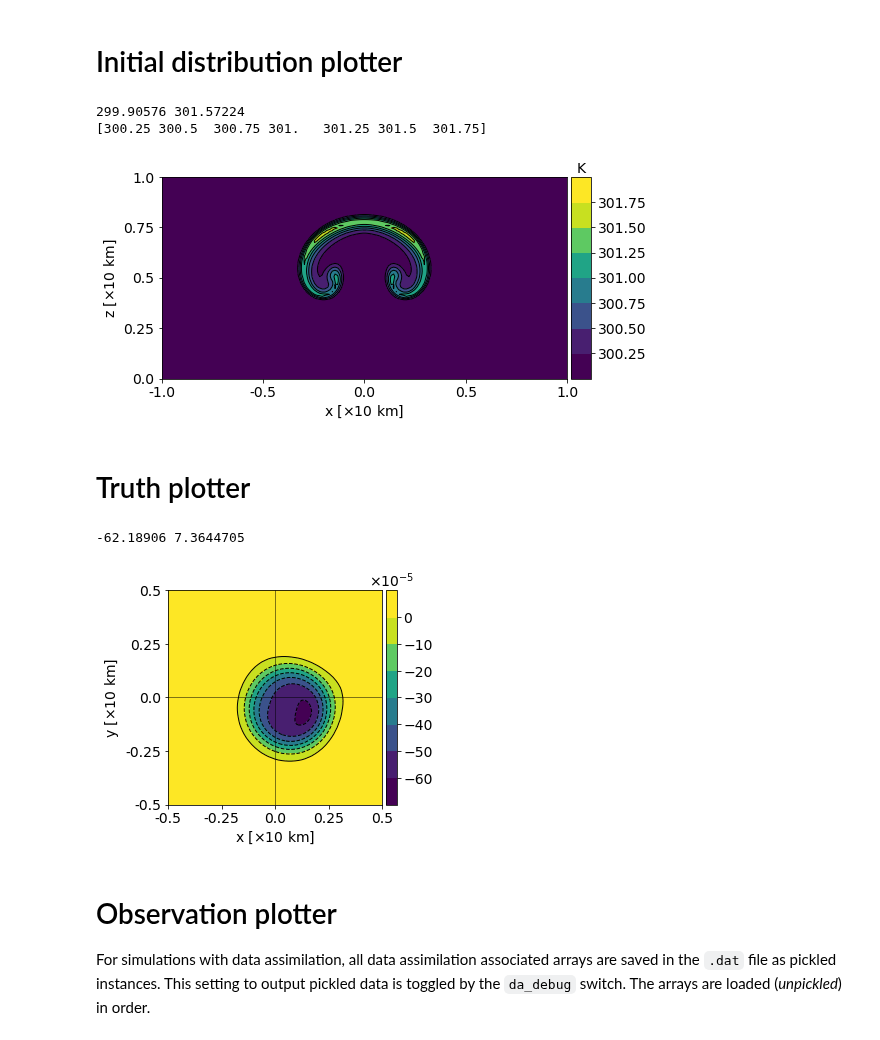
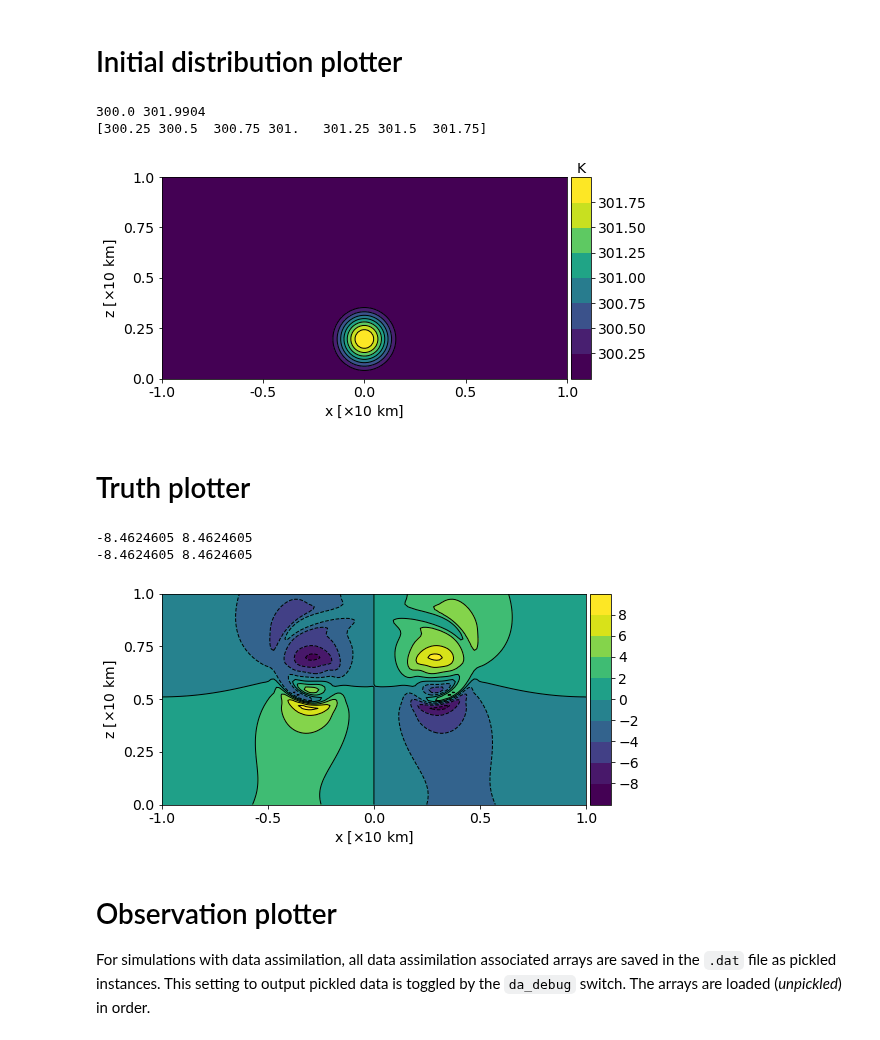
Before and after one commit to ray-chew/pyBELLA, a Jupyter notebook: visualiser_debugger/review_localdab/ic_obs_truth.ipynb, the cells around one changed output. Saved outputs shown, nothing was run; the diff lists cells and outputs as text; code cells hidden in the pictures.

```diff
--- a/visualiser_debugger/review_localdab/ic_obs_truth.ipynb
+++ b/visualiser_debugger/review_localdab/ic_obs_truth.ipynb
@@ -25,13 +25,13 @@ euler = False
 rb = True
 
 # plot rhou?
-rhou = False
+rhou = True
 vortz = False
 pot_temp = False
 exner = False
 
 # plot end time?
-end = True
+end = False
 # %% [markdown]
 # Initial distribution plotter
 # %%
@@ -212,9 +212,9 @@ out_t = 'final' if end else 'initial'
 # pl.fig.tight_layout()
 pl.save_fig('./output/%s_%s' %(out_t,lbl))
 # %% [output]
-299.90576 301.57224
+300.0 301.9904
 [300.25 300.5  300.75 301.   301.25 301.5  301.75]
-[figure, old version]
+[figure, new version]
 # %% [markdown]
 # Truth plotter
 # %%
@@ -325,7 +325,7 @@ if swe:
     pl = pt.plotter(pl_lst,ncols=1,figsize=(5,5),sharey=False)
 elif euler:
     x_label = r'x [$\times 10$ km]'
-    y_label = r'y [$\times 10$ km]'
+    y_label = r'z [$\times 10$ km]'
     if rhou:
         x_loc = np.linspace(0,Nx-1,5)
         y_loc = np.linspace(0,Ny-1,5)
@@ -336,36 +336,37 @@ elif euler:
         clbl = r'   '
     else:
         x_loc = np.linspace(0,Nx,5)
         y_loc = np.linspace(0,Ny,5)
         axvline = 32
         axhline = 32
         lvls = np.arange(-60,10,10)
         clbl = r'$\times 10^{-5}$'
     x_axs = [-0.5,-0.25,0.0,0.25,0.5]
     y_axs = [-0.5,-0.25,0.0,0.25,0.5]
 
     pl = pt.plotter(pl_lst,ncols=1,figsize=(5,5),sharey=False)
 elif rb:
     x_label = r'x [$\times 10$ km]'
-    y_label = r'y [$\times 10$ km]'
+    y_label = r'z [$\times 10$ km]'
     x_loc = np.linspace(0,Nx-1,5)
     y_loc = np.linspace(0,Ny-1,5)
     x_axs = [-1.0,-0.5,0.0,0.5,1.0]
     y_axs = [0.0,0.25,0.5,0.75,1.0]
     pl = pt.plotter(pl_lst,ncols=1,figsize=(8,4),sharey=False)
     lvls = np.arange(-8,10,2)
 
 if rb:
     pl.set_axes(x_locs=x_loc, y_locs=y_loc, x_axs=x_axs, y_axs=y_axs, x_label=x_label, y_label=y_label)
 else:
     pl.set_axes(x_locs=x_loc, y_locs=y_loc, x_axs=x_axs, y_axs=y_axs, x_label=x_label, y_label=y_label, axhline=axhline, axvline=axvline, cbar_label=clbl)
 _ = pl.plot(aspect='equal',method='contour',lvls=lvls)
 
 rhou_lbl = '_rhou' if rhou else ''
 pl.save_fig('./output/%s_truth%s' %(lbl,rhou_lbl))
 # %% [output]
--62.18906 7.3644705
+-8.4624605 8.4624605
+-8.4624605 8.4624605
-[figure, old version]
+[figure, new version]
 # %% [markdown]
 # Observation plotter
 
```
Also changed, not shown: parts of 1 cell of this notebook, 3 other files.
